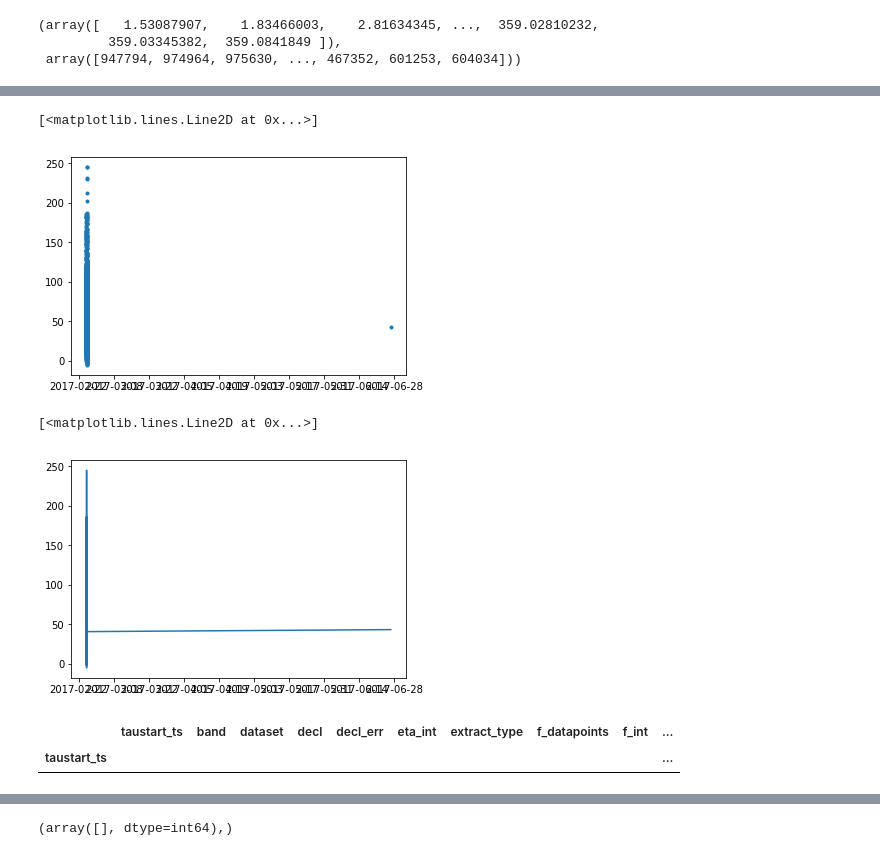
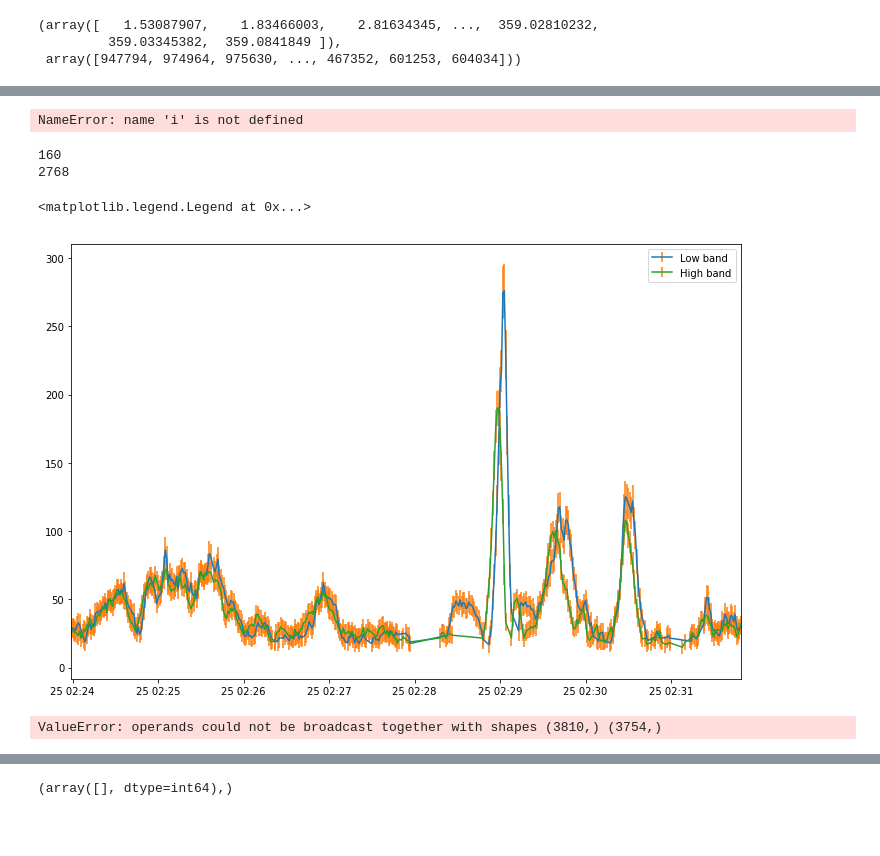
Before and after one commit to shulevski/scratchpad, a Jupyter notebook: notebooks/transients_wTraP.ipynb, the cells around one changed output, grey strips where cells are left out. Saved outputs shown, nothing was run; the diff lists cells and outputs as text; code cells hidden in the pictures; blank space fills up the shorter version.

Commit message:
update source selection logic

```diff
--- a/notebooks/transients_wTraP.ipynb
+++ b/notebooks/transients_wTraP.ipynb
@@ -159,9 +159,9 @@ def pol2cart(rho, phi):
 # %%
 def retrieve_source(full_data, run_id):
     source_df = full_data[(full_data.runcatid == run_id)]
-    pd.to_datetime(source_df.taustart_ts)
-    source_df = source_df.groupby('taustart_ts', as_index=False).mean()
-    source_df.set_index(source_df.taustart_ts, inplace=True)
+
+#     source_df = source_df.groupby('taustart_ts', as_index=False)
+#     source_df.set_index(source_df.taustart_ts, inplace=True)
     return source_df
 
 
@@ -387,5 +478,58 @@ source_df = source_df[source_df.index.year == 2017]
+# %%
+plt.errorbar(source_df.taustart_ts[source_df.band == i].values,source_df.f_int[source_df.band == i].values,
+                 yerr = source_df.f_int_err[source_df.band == i].values)
+# %% [output]
+NameError: name 'i' is not defined
+# %%
+print min(data.runcatid)
+print max(data.runcatid)
+# %% [output]
+160
+2768
+# %%
+%matplotlib inline
+
+source_df = retrieve_source(data, 161)
+
+# plt.figure(figsize=(24,8))
+# for i in np.unique(source_df.band):
+#     plt.plot(source_df.taustart_ts[source_df.band == i],
+#                  source_df.f_int[source_df.band == i], ".-", label="Band: {}".format(i)  )
+
+plt.figure(figsize=(12,8))
+plt.errorbar(source_df.taustart_ts[source_df.freq_eff < 60000000].values,
+             source_df.f_int[source_df.freq_eff < 60000000].values,
+             yerr = source_df.f_int_err[source_df.freq_eff < 60000000].values,
+             fmt="-",ecolor="C1", label="Low band")
+
+# plt.errorbar(source_df.taustart_ts[(source_df.freq_eff < 60000000) & (source_df.extract_type == 1 )].values,
+#              source_df.f_int[(source_df.freq_eff < 60000000) & (source_df.extract_type == 1 )].values,
+#              yerr = source_df.f_int_err[(source_df.freq_eff < 60000000) & (source_df.extract_type == 1 )].values,
+#              fmt="o", color="C2",ecolor="C1")
+
+# plt.ylim([0,80])
+
+# plt.figure(figsize=(24,8))
+plt.errorbar(source_df.taustart_ts[source_df.freq_eff > 60000000].values,
+             source_df.f_int[source_df.freq_eff > 60000000].values,
+             yerr = source_df.f_int_err[source_df.freq_eff > 60000000].values,
+             fmt="-",color="C2", ecolor="C1", label="High band")
+
+# plt.errorbar(source_df.taustart_ts[(source_df.freq_eff > 60000000) & (source_df.extract_type == 1 )].values,
+#              source_df.f_int[(source_df.freq_eff > 60000000) & (source_df.extract_type == 1 )].values,
+#              yerr = source_df.f_int_err[(source_df.freq_eff > 60000000) & (source_df.extract_type == 1 )].values,
+#              fmt="-", color="C2",ecolor="C1")
+
+
+
+plt.xlim([source_df.taustart_ts[source_df.freq_eff > 60000000].values[-623],
+         source_df.taustart_ts[source_df.freq_eff > 60000000].values[-223]])
+
+plt.legend()
+# %% [output]
+<matplotlib.legend.Legend at 0x...>
+[figure, added]
 # %%
-plt.plot(source_df.index, source_df.f_int, "." )
+plt.plot(source_df.f_int[source_df.freq_eff > 60000000].values/ source_df.f_int[source_df.freq_eff < 60000000].values, ".")
 # %% [output]
-[<matplotlib.lines.Line2D at 0x...>]
+ValueError: operands could not be broadcast together with shapes (3810,) (3754,)
-[figure, removed]
@@ -394,6 +535,0 @@ source_df = source_df[source_df.index.year == 2017]
-# %%
-%matplotlib inline
-plt.plot(source_df.index, source_df.f_int)
-# %% [output]
-[<matplotlib.lines.Line2D at 0x...>]
-[figure, removed]
@@ -402,5 +535,0 @@ source_df = source_df[source_df.index.year == 2017]
-# %%
-source_df[source_df.index.year == 2018]
-# %% [output]
-|  | taustart_ts | band | dataset | decl | decl_err | eta_int | extract_type | f_datapoints | f_int | ... |
-| taustart_ts |  |  |  |  |  |  |  |  |  | ... |
```
Also changed, not shown: parts of 52 cells of this notebook.
